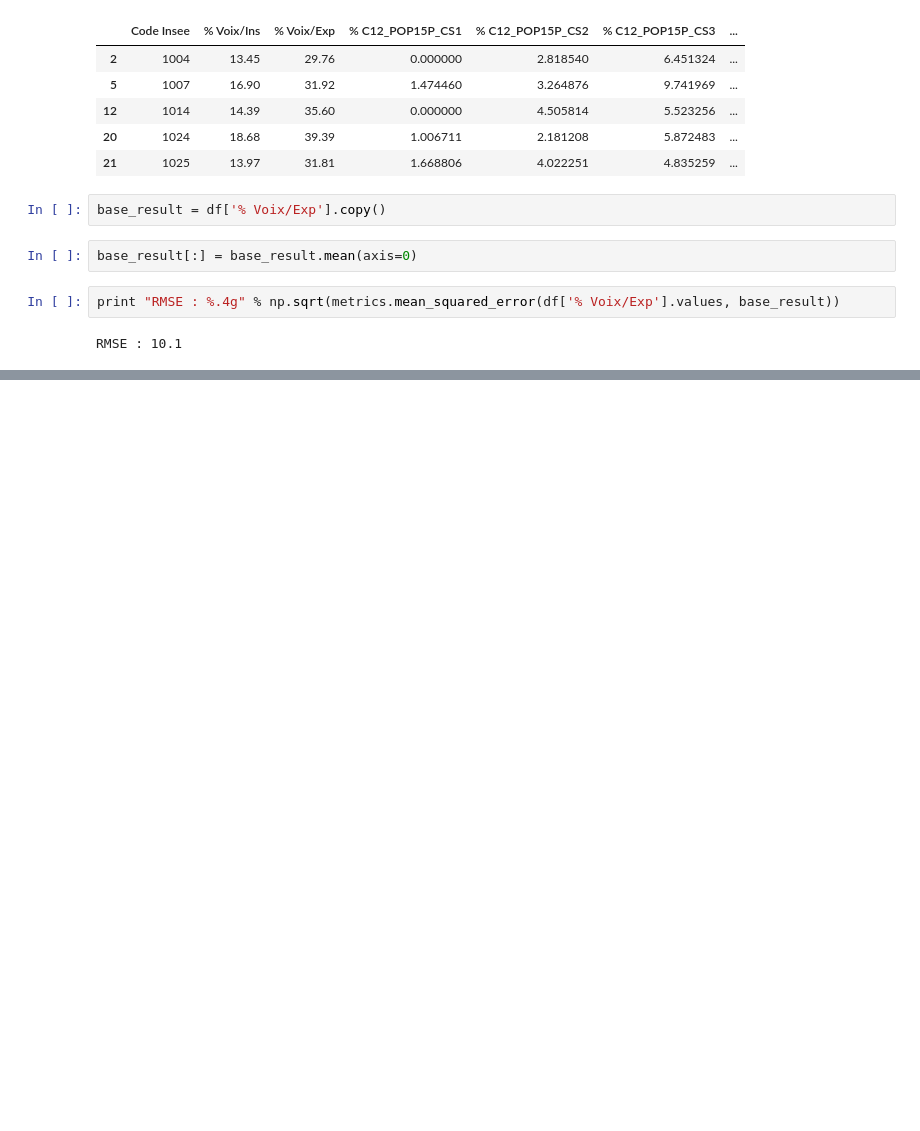
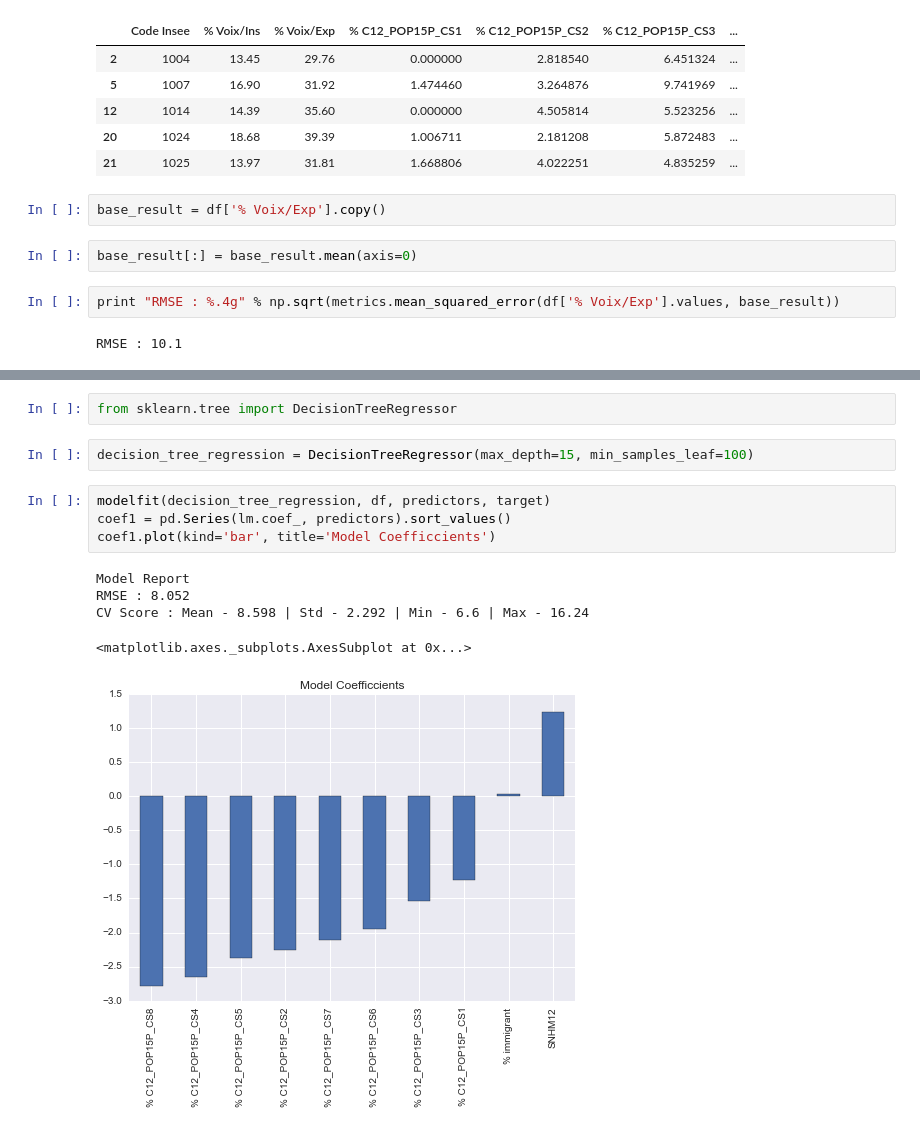
Before and after one commit to du-phan/Electoral-Analysis, a Jupyter notebook: data_analysis.ipynb, the cells around one changed output, grey strips where cells are left out. Saved outputs shown, nothing was run; the diff lists cells and outputs as text; blank space fills up the shorter version.

```diff
--- a/data_analysis.ipynb
+++ b/data_analysis.ipynb
@@ -266,0 +278,14 @@ RMSE : 10.1
+# %%
+from sklearn.tree import DecisionTreeRegressor
+# %%
+decision_tree_regression = DecisionTreeRegressor(max_depth=15, min_samples_leaf=100)
+# %%
+modelfit(decision_tree_regression, df, predictors, target)
+coef1 = pd.Series(lm.coef_, predictors).sort_values()
+coef1.plot(kind='bar', title='Model Coefficcients')
+# %% [output]
+Model Report
+RMSE : 8.052
+CV Score : Mean - 8.598 | Std - 2.292 | Min - 6.6 | Max - 16.24
+<matplotlib.axes._subplots.AxesSubplot at 0x...>
+[figure, added]
```
Also changed, not shown: parts of 10 cells of this notebook, 1 other file.
